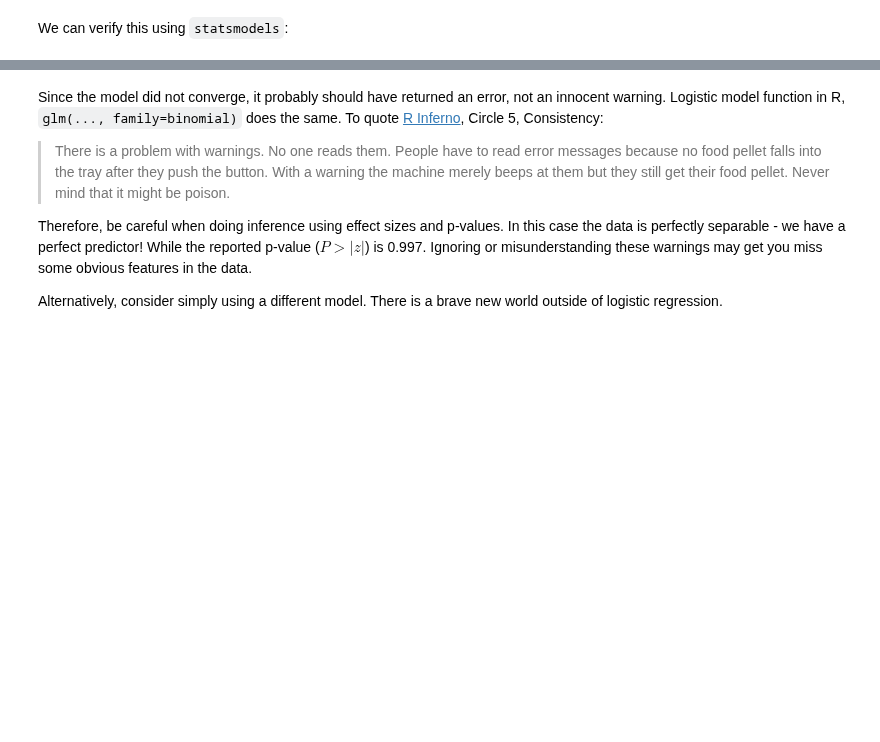
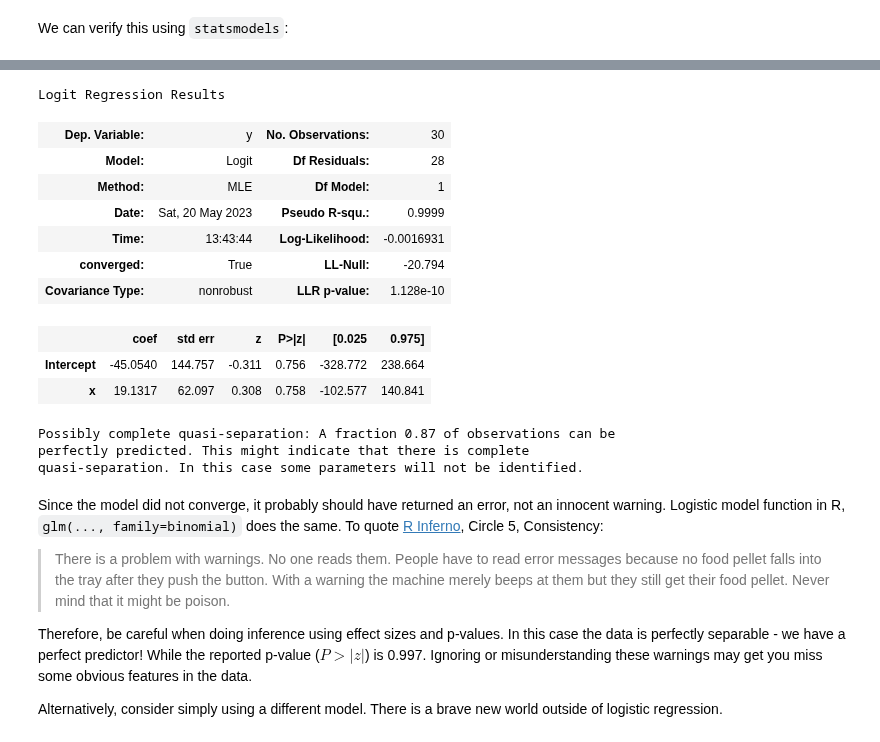
Before and after one commit to igor-sb/blog, a Jupyter notebook: posts/logistic_regression.ipynb, the cells around one changed output, grey strips where cells are left out. Drawn from its saved outputs; the diff is of its cells as text; code cells hidden in the pictures; blank space fills up the shorter version.

```diff
--- a/posts/logistic_regression.ipynb
+++ b/posts/logistic_regression.ipynb
@@ -316,5 +316,5 @@ We can verify this using `statsmodels`:
 # %%
 warnings.filterwarnings('default')
 # %%
-# perfect_sep_model = smf.logit('y ~ x', perfect_sep_df).fit()
-# perfect_sep_model.summary()
+perfect_sep_model = smf.logit('y ~ x', perfect_sep_df)
+perfect_sep_fit = perfect_sep_model.fit(method='lbfgs', maxiter=100)
@@ -321,3 +340,20 @@ warnings.filterwarnings('default')
+# %%
+perfect_sep_fit.summary()
+# %% [output]
+Logit Regression Results
+| Dep. Variable: | y | No. Observations: | 30 |
+| Model: | Logit | Df Residuals: | 28 |
+| Method: | MLE | Df Model: | 1 |
+| Date: | Sat, 20 May 2023 | Pseudo R-squ.: | 0.9999 |
+| Time: | 13:43:44 | Log-Likelihood: | -0.0016931 |
+| converged: | True | LL-Null: | -20.794 |
+| Covariance Type: | nonrobust | LLR p-value: | 1.128e-10 |
+|  | coef | std err | z | P>|z| | [0.025 | 0.975] |
+| Intercept | -45.0540 | 144.757 | -0.311 | 0.756 | -328.772 | 238.664 |
+| x | 19.1317 | 62.097 | 0.308 | 0.758 | -102.577 | 140.841 |
+Possibly complete quasi-separation: A fraction 0.87 of observations can be
+perfectly predicted. This might indicate that there is complete
+quasi-separation. In this case some parameters will not be identified.
 # %% [markdown]
 Since the model did not converge, it probably should have returned an error, not an innocent warning. Logistic model function in R, `glm(..., family=binomial)` does the same. To quote [R Inferno](https://www.burns-stat.com/pages/Tutor/R_inferno.pdf), Circle 5, Consistency:
 
```
Also changed, not shown: parts of 13 cells of this notebook.
